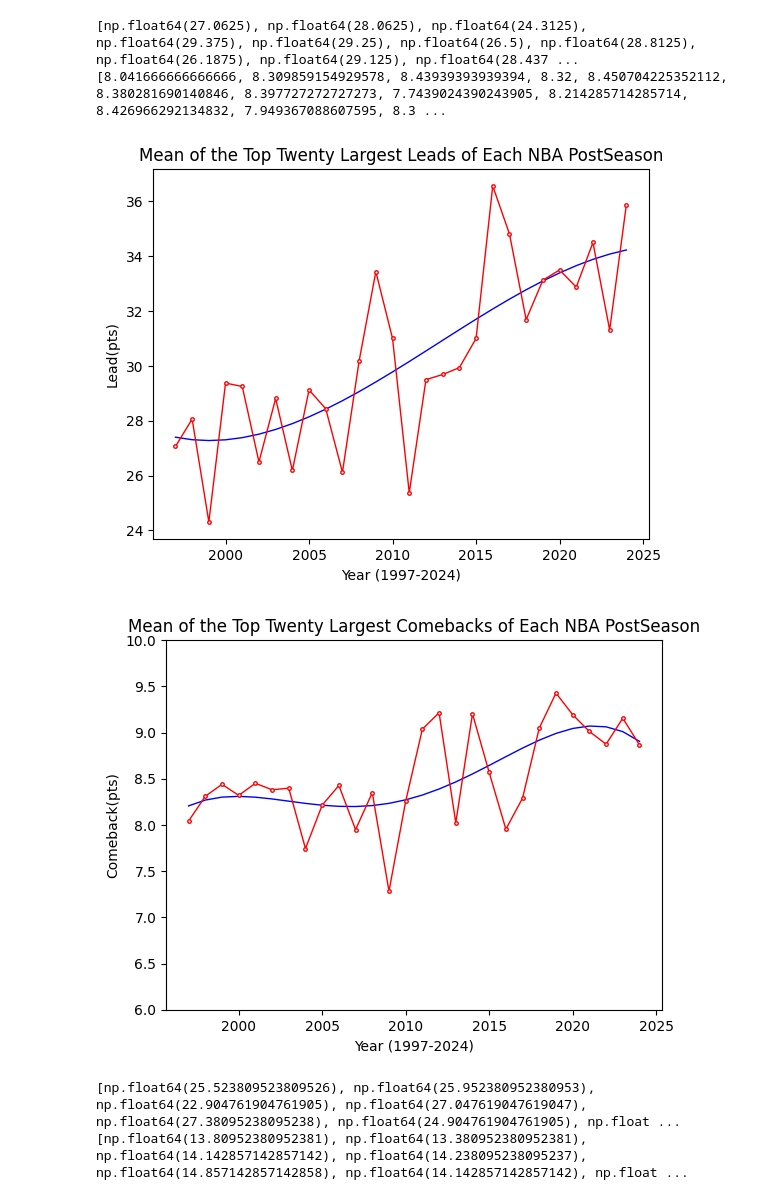
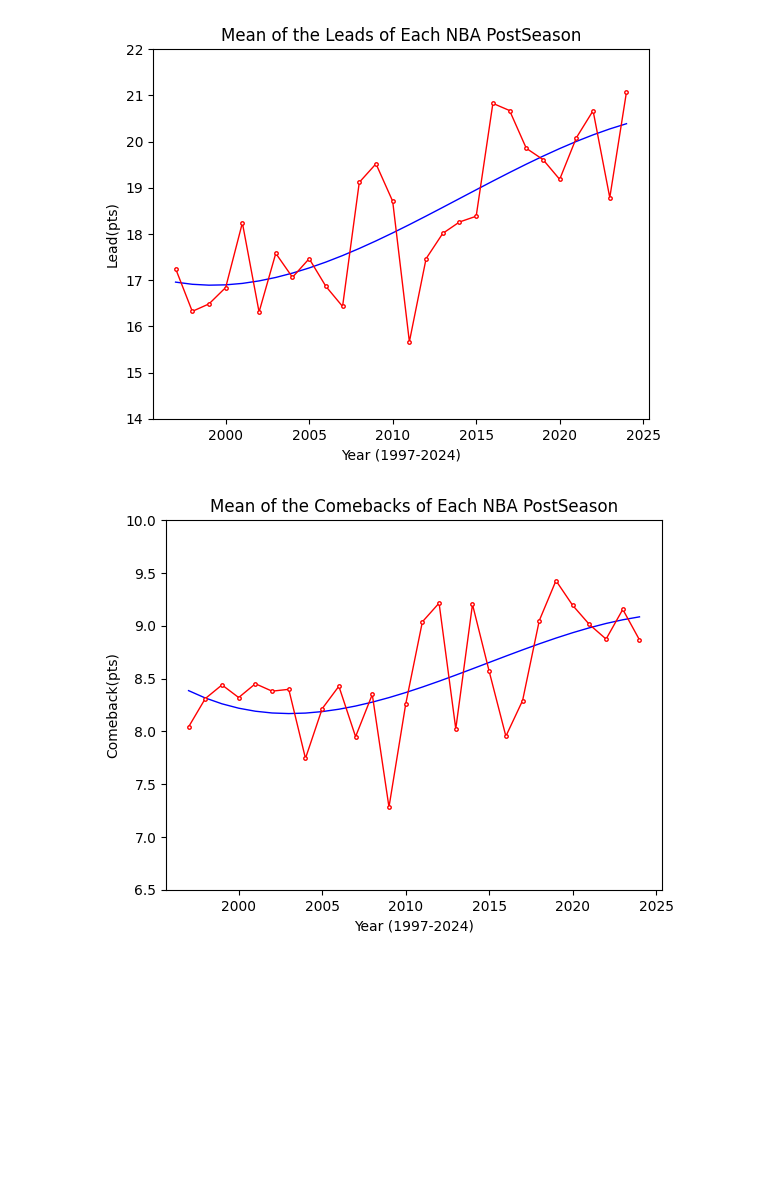
Before and after one commit to Samgarci17/NBA-PBP-Analysis, a Jupyter notebook: NBAPAnalysis/qq.ipynb, the cells around one changed output. Drawn from its saved outputs; the diff is of its cells as text; code cells hidden in the pictures; blank space fills up the shorter version.

```diff
--- a/NBAPAnalysis/qq.ipynb
+++ b/NBAPAnalysis/qq.ipynb
@@ -3,13 +3,14 @@ import pandas as pd
 import numpy as np
 import re
 from matplotlib import pyplot as plt
+import scipy.stats as stats
 
 comebacks = pd.read_csv('playoffComebacks.csv')
 leads = pd.read_csv('playoffLeads.csv')
 comeback_mean = []
 lead_mean = []
 
-years = range(1997,2025)
+years = range(1997, 2025)
 
 for col in leads.columns:
     sum = 0
@@ -28,65 +29,29 @@ for col in comebacks.columns:
         sum += int(nums[0])
     sum /= len(clean_col)
     comeback_mean.append(sum)
-
-print(lead_mean)
-print(comeback_mean)
-# %% [output]
-[np.float64(27.0625), np.float64(28.0625), np.float64(24.3125), np.float64(29.375), np.float64(29.25), np.float64(26.5), np.float64(28.8125), np.float64(26.1875), np.float64(29.125), np.float64(28.437 ...
-[8.041666666666666, 8.309859154929578, 8.43939393939394, 8.32, 8.450704225352112, 8.380281690140846, 8.397727272727273, 7.7439024390243905, 8.214285714285714, 8.426966292134832, 7.949367088607595, 8.3 ...
 # %%
 coefficients = np.polyfit(years, lead_mean, deg=3)
 trendline = np.poly1d(coefficients)
 trendline_y = trendline(years)
 plt.plot(years, trendline_y, color='blue', linewidth=1)
 plt.plot(years, lead_mean, color='red', linewidth=1, marker='.', markersize=5, markerfacecolor='white')
-#plt.ylim(14,22)
+plt.ylim(14,22)
 plt.ylabel('Lead(pts)')
 plt.xlabel('Year (1997-2024)')
-plt.title('Mean of the Top Twenty Largest Leads of Each NBA PostSeason')
+plt.title('Mean of the Leads of Each NBA PostSeason')
 plt.show()
 
 
-coefficients = np.polyfit(years, comeback_mean, deg=4)
+coefficients = np.polyfit(years, comeback_mean, deg=3)
 trendline = np.poly1d(coefficients)
 trendline_y = trendline(years)
 plt.plot(years, trendline_y, color='blue', linewidth=1)
 plt.plot(years, comeback_mean, color='red', linewidth=1, marker='.', markersize=5, markerfacecolor='white')
-plt.ylim(6,10)
+plt.ylim(6.5,10)
 plt.ylabel('Comeback(pts)')
 plt.xlabel('Year (1997-2024)')
-plt.title('Mean of the Top Twenty Largest Comebacks of Each NBA PostSeason')
+plt.title('Mean of the Comebacks of Each NBA PostSeason')
 plt.show()
 # %% [output]
-[figure, old version]
+[figure, new version]
-[figure, old version]
+[figure, new version]
-# %%
-largest_comebacks = []
-largest_leads = []
-
-
-for col in leads.columns:
-    largestL = []
-    clean_col = leads[col].dropna()
-    for cell in clean_col:
-        nums = re.findall(r'\d+', cell)
-        largestL.append(int(nums[0]))
-    largestL.sort(reverse=True)
-    largestL = largestL[:21]
-    largest_leads.append(np.mean(largestL))
-
-for col in comebacks.columns:
-    largestCB = []
-    clean_col = comebacks[col].dropna()
-    for cell in clean_col:
-        nums = re.findall(r'\d+', cell)
-        largestCB.append(int(nums[0]))
-    largestCB.sort(reverse=True)
-    largestCB = largestCB[:21]
-    largest_comebacks.append(np.mean(largestCB))
-
-print(largest_leads)
-print(largest_comebacks)
-# %% [output]
-[np.float64(25.523809523809526), np.float64(25.952380952380953), np.float64(22.904761904761905), np.float64(27.047619047619047), np.float64(27.38095238095238), np.float64(24.904761904761905), np.float ...
-[np.float64(13.80952380952381), np.float64(13.380952380952381), np.float64(14.142857142857142), np.float64(14.238095238095237), np.float64(14.857142857142858), np.float64(14.142857142857142), np.float ...
```
Also changed, not shown: parts of 8 cells of this notebook, 3 other files.
